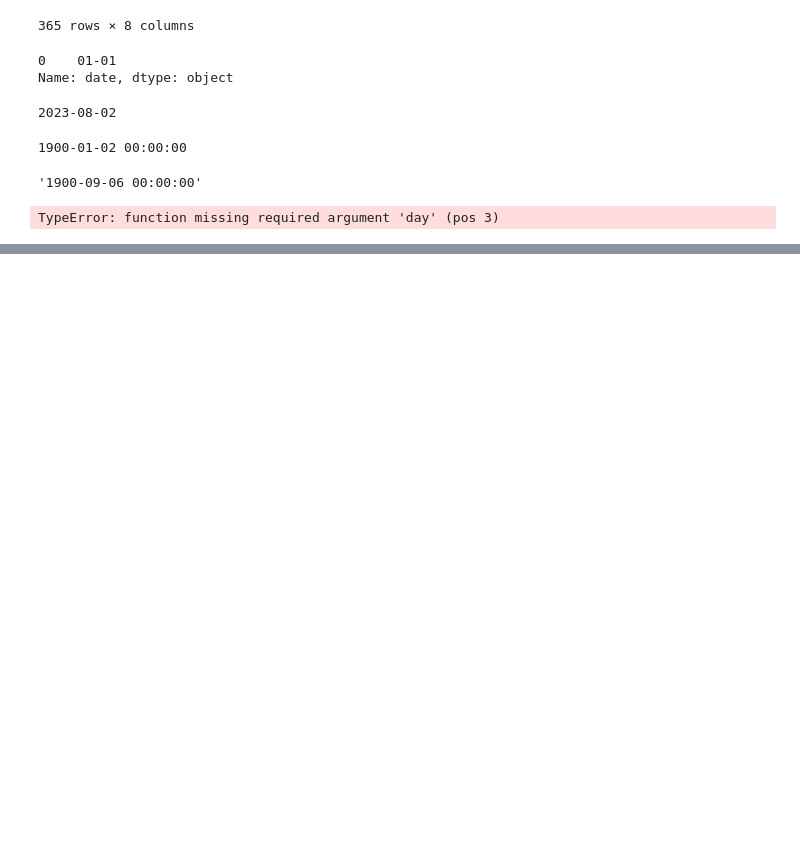
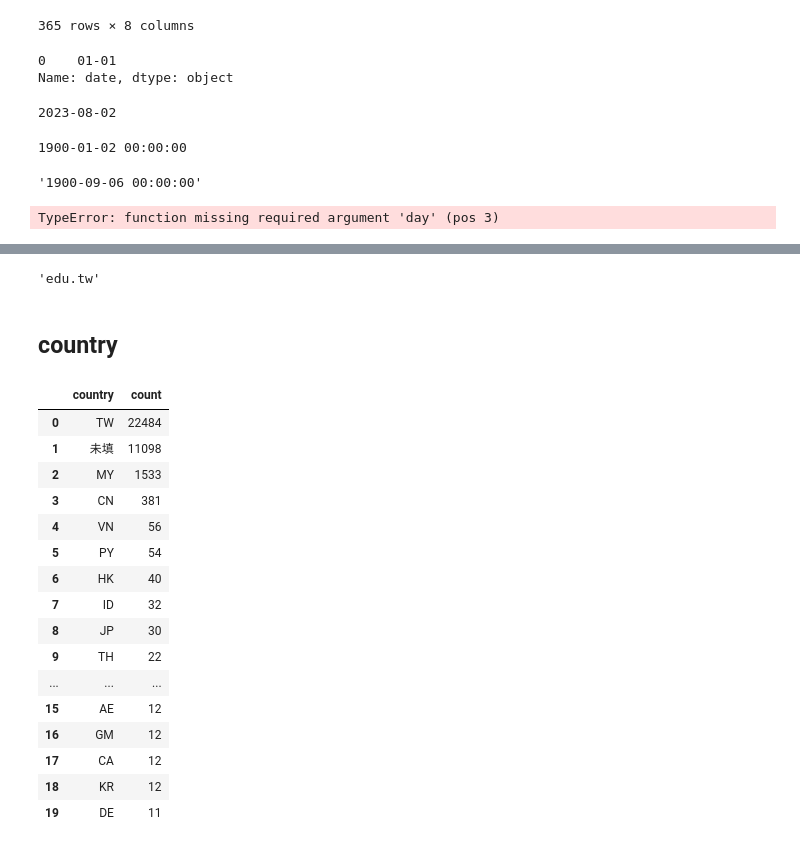
Before and after one commit to lnl1119/ewant_registration_datadashboard, a Jupyter notebook: preprocess.ipynb, the cells around one changed output, grey strips where cells are left out. Cells and saved outputs as stored; diff of their text form; code cells hidden in the pictures; blank space fills up the shorter version.

```diff
--- a/preprocess.ipynb
+++ b/preprocess.ipynb
@@ -85,0 +183,30 @@ TypeError: function missing required argument 'day' (pos 3)
+# %%
+domain_count_df['domain'][domain_count_df['count'] == domain_count_df['count'].max()].values[0]
+# %% [output]
+'edu.tw'
+# %% [markdown]
+## country
+# %%
+register20230717_df['country'] = register20230717_df['country'].replace(['""'], '未填')
+country_count_df = pd.DataFrame(register20230717_df['country'].value_counts())
+country_count_df.reset_index(inplace=True)
+country_count_df.columns = ["country", "count"]
+country_count_df.head(20) #.values
+# %% [output]
+|  | country | count |
+| 0 | TW | 22484 |
+| 1 | 未填 | 11098 |
+| 2 | MY | 1533 |
+| 3 | CN | 381 |
+| 4 | VN | 56 |
+| 5 | PY | 54 |
+| 6 | HK | 40 |
+| 7 | ID | 32 |
+| 8 | JP | 30 |
+| 9 | TH | 22 |
+| ... | ... | ... |
+| 15 | AE | 12 |
+| 16 | GM | 12 |
+| 17 | CA | 12 |
+| 18 | KR | 12 |
+| 19 | DE | 11 |
```
Also changed, not shown: parts of 12 cells of this notebook, 6 other files.
